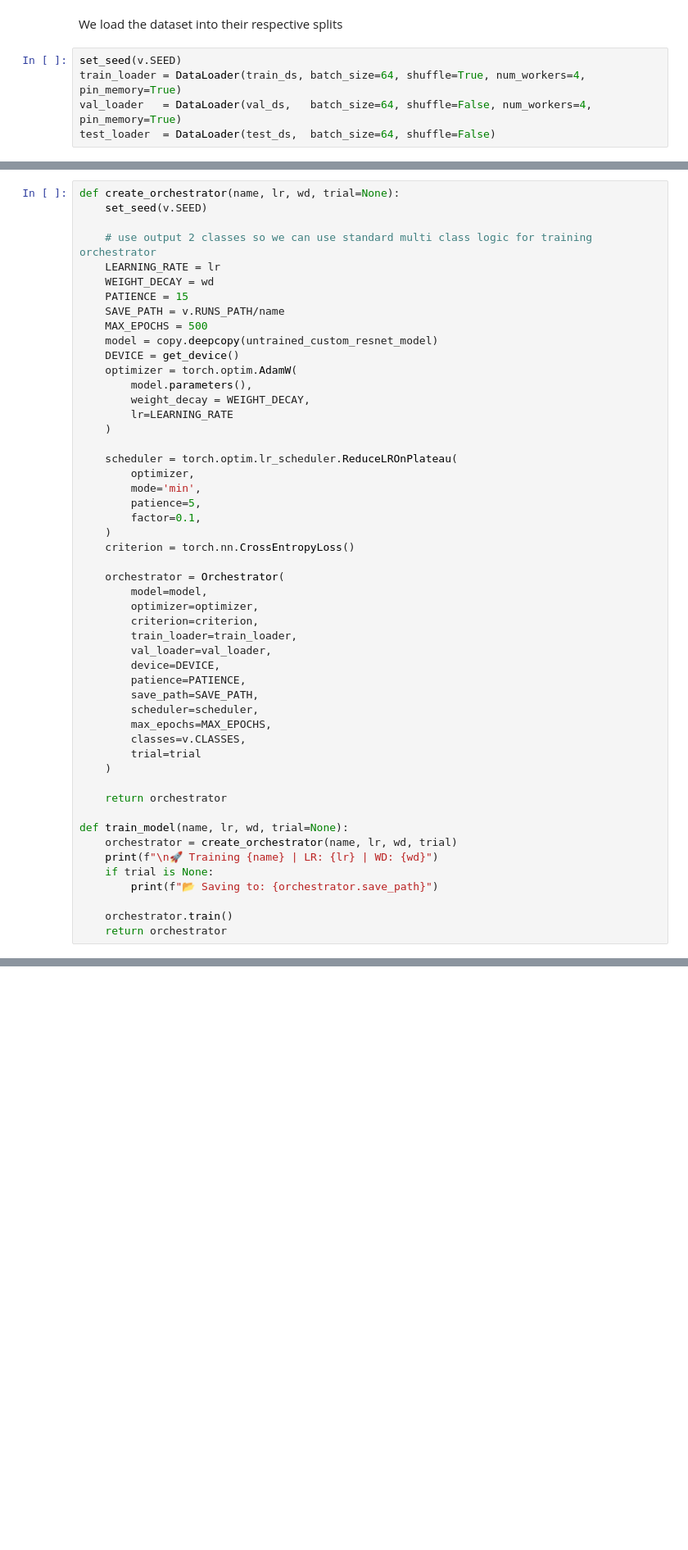
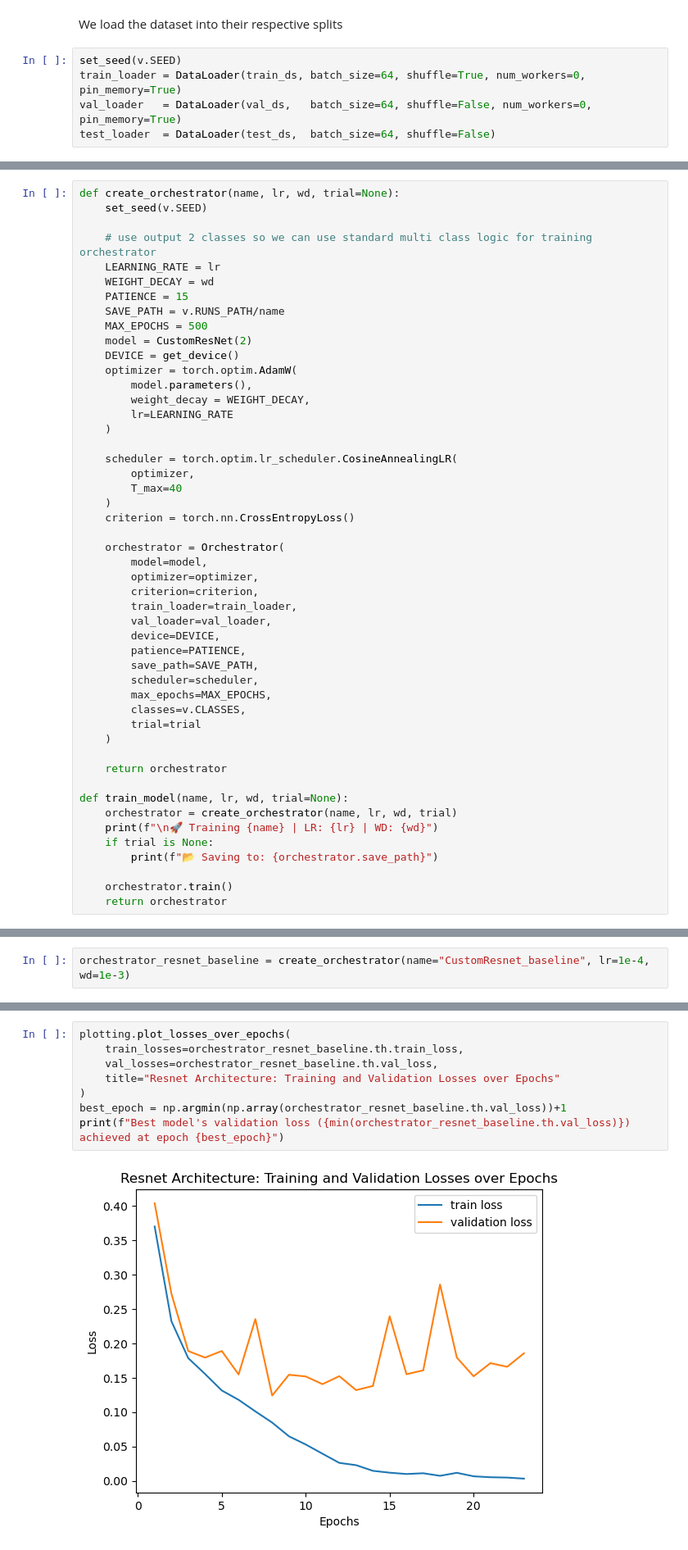
Before and after one commit to JayC-SF/COMP-432-Project, a Jupyter notebook: notebooks/Resnet.ipynb, the cells around one changed output, grey strips where cells are left out. Shown at 82% size. Saved outputs shown, nothing was run; the diff lists cells and outputs as text; blank space fills up the shorter version.

Commit message:
save resnet.ipynb

```diff
--- a/notebooks/Resnet.ipynb
+++ b/notebooks/Resnet.ipynb
@@ -67,6 +74,6 @@ test_ds = ICSD_MelSpectogram(data['X_test'], data['y_test'])
 We load the dataset into their respective splits
 # %%
 set_seed(v.SEED)
-train_loader = DataLoader(train_ds, batch_size=64, shuffle=True, num_workers=4, pin_memory=True)
-val_loader   = DataLoader(val_ds,   batch_size=64, shuffle=False, num_workers=4, pin_memory=True)
+train_loader = DataLoader(train_ds, batch_size=64, shuffle=True, num_workers=0, pin_memory=True)
+val_loader   = DataLoader(val_ds,   batch_size=64, shuffle=False, num_workers=0, pin_memory=True)
 test_loader  = DataLoader(test_ds,  batch_size=64, shuffle=False)
@@ -83,7 +89,7 @@ def create_orchestrator(name, lr, wd, trial=None):
     PATIENCE = 15
     SAVE_PATH = v.RUNS_PATH/name
     MAX_EPOCHS = 500
-    model = copy.deepcopy(untrained_custom_resnet_model)
+    model = CustomResNet(2)
     DEVICE = get_device()
     optimizer = torch.optim.AdamW(
         model.parameters(),
@@ -91,11 +97,9 @@ def create_orchestrator(name, lr, wd, trial=None):
         lr=LEARNING_RATE
     )
 
-    scheduler = torch.optim.lr_scheduler.ReduceLROnPlateau(
+    scheduler = torch.optim.lr_scheduler.CosineAnnealingLR(
         optimizer,
-        mode='min',
-        patience=5,
-        factor=0.1,
+        T_max=40
     )
     criterion = torch.nn.CrossEntropyLoss()
 
@@ -128,0 +176,2 @@ orchestrator_resnet_baseline = train_model(name="CustomResnet_baseline", lr=5e-4
+# %%
+orchestrator_resnet_baseline = create_orchestrator(name="CustomResnet_baseline", lr=1e-4, wd=1e-3)
@@ -130,0 +186,10 @@ results_resnet_baseline = orchestrator_resnet_baseline.test(test_loader)
+# %%
+plotting.plot_losses_over_epochs(
+    train_losses=orchestrator_resnet_baseline.th.train_loss,
+    val_losses=orchestrator_resnet_baseline.th.val_loss,
+    title="Resnet Architecture: Training and Validation Losses over Epochs"
+)
+best_epoch = np.argmin(np.array(orchestrator_resnet_baseline.th.val_loss))+1
+print(f"Best model's validation loss ({min(orchestrator_resnet_baseline.th.val_loss)}) achieved at epoch {best_epoch}")
+# %% [output]
+[figure, added]
```
Also changed, not shown: parts of 14 cells of this notebook.
